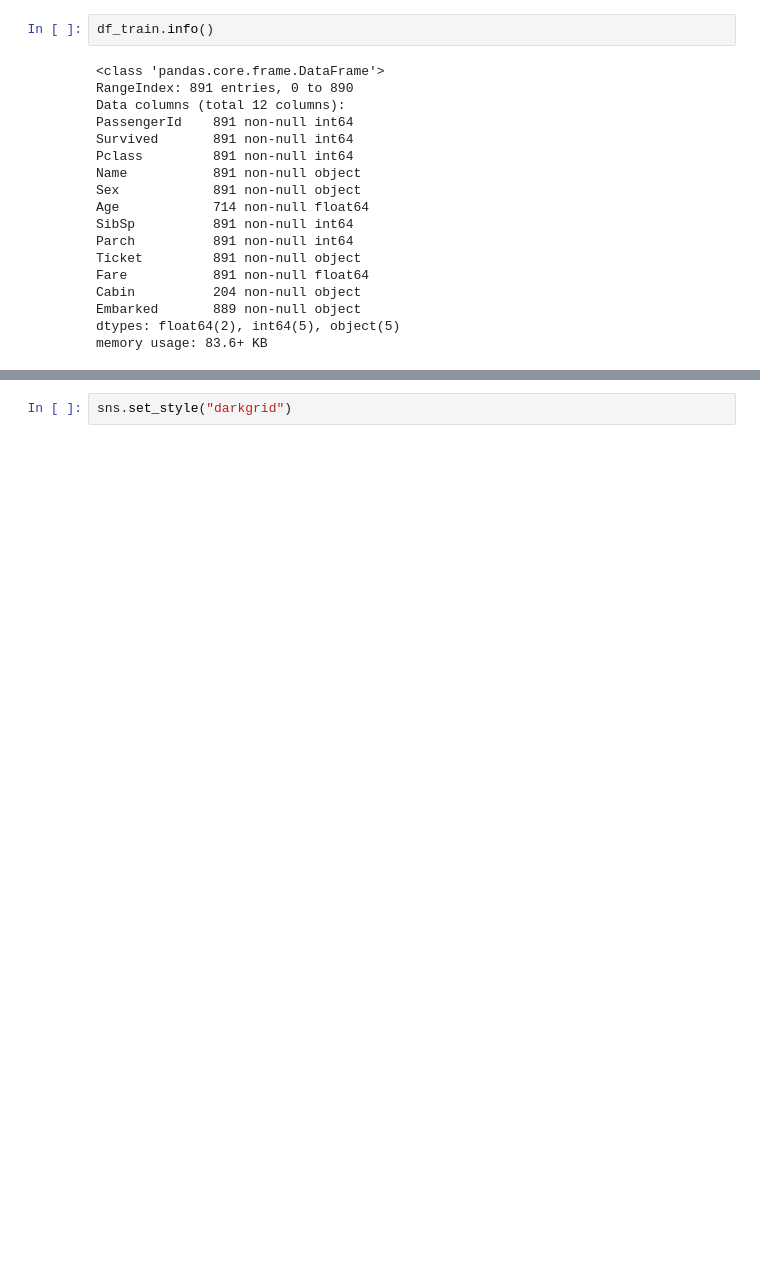
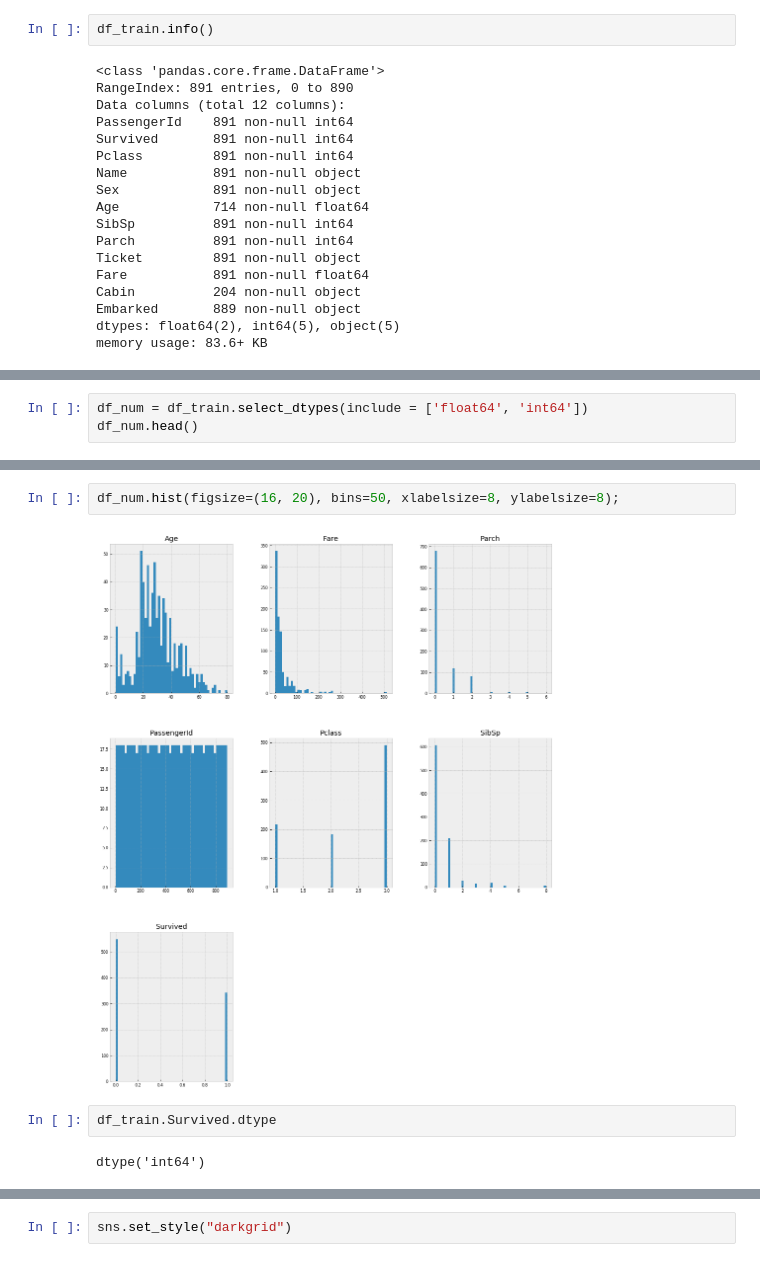
Before and after one commit to Lalit-Yadav-E1483/ML-Practice, a Jupyter notebook: Titanic/solution.ipynb, the cells around one changed output, grey strips where cells are left out. Drawn from its saved outputs; the diff is of its cells as text; blank space fills up the shorter version.

```diff
--- a/Titanic/solution.ipynb
+++ b/Titanic/solution.ipynb
@@ -60,0 +119,3 @@ df_train.describe()
+# %%
+df_num = df_train.select_dtypes(include = ['float64', 'int64'])
+df_num.head()
@@ -60,0 +129,8 @@ df_train.describe()
+# %%
+df_num.hist(figsize=(16, 20), bins=50, xlabelsize=8, ylabelsize=8);
+# %% [output]
+[figure, added]
+# %%
+df_train.Survived.dtype
+# %% [output]
+dtype('int64')
```
Also changed, not shown: parts of 76 cells of this notebook, 9 other files.
